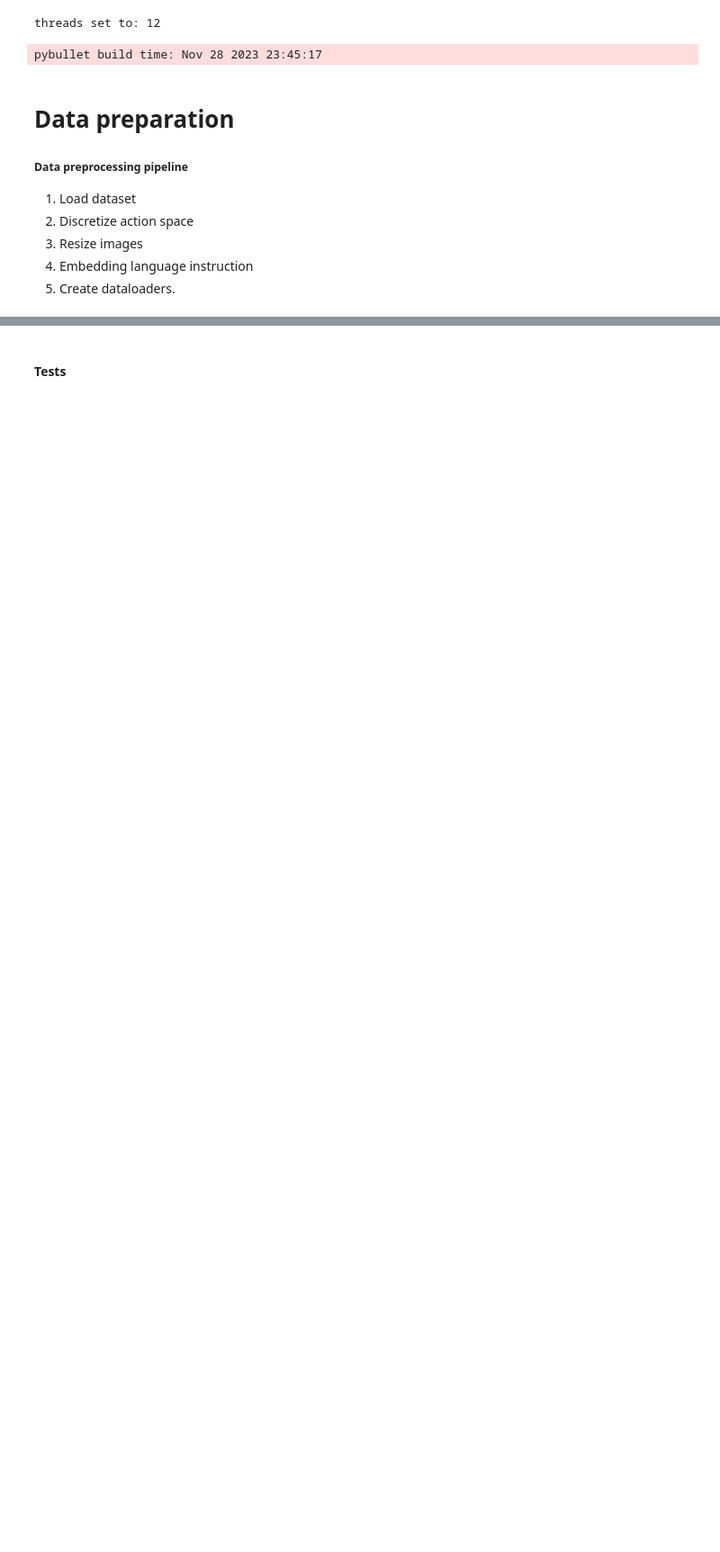
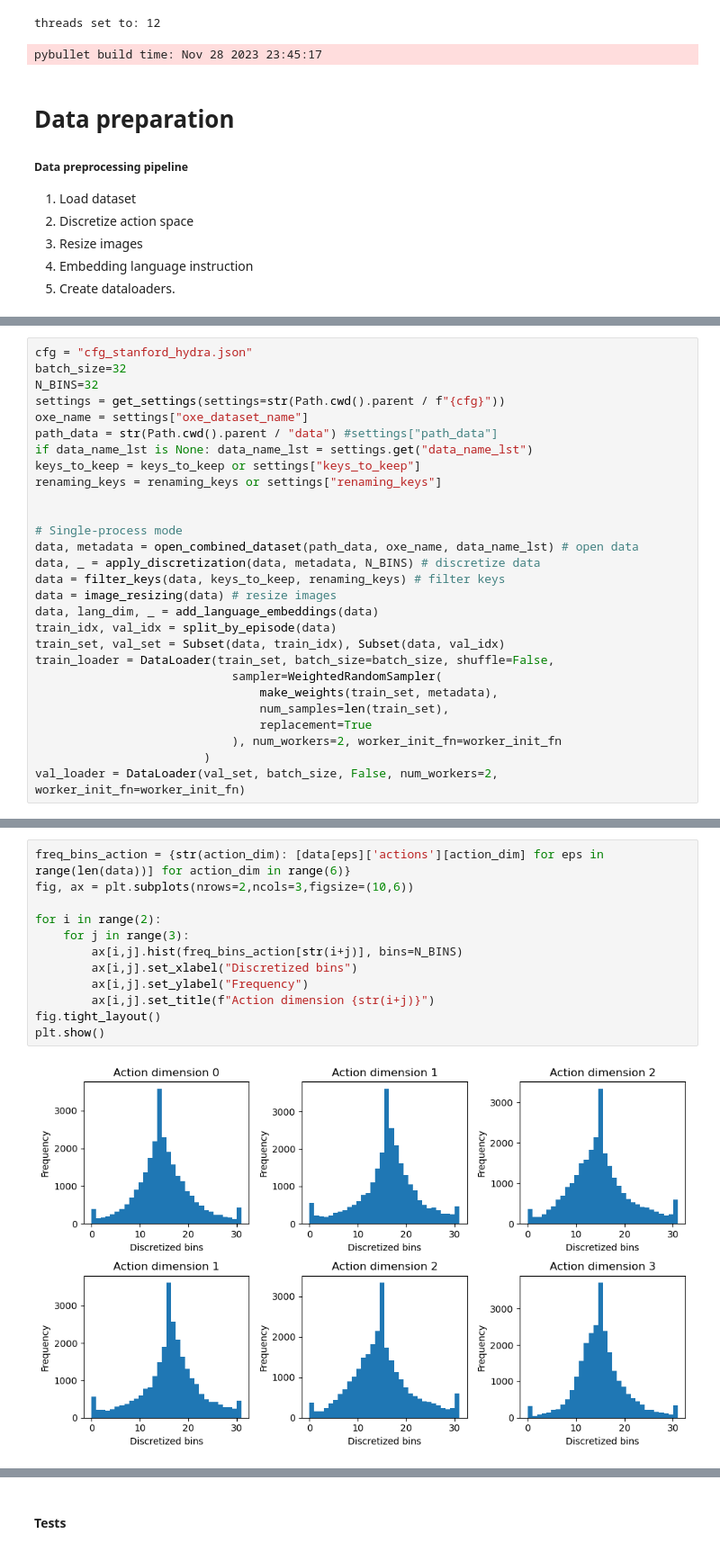
Before and after one commit to Juanfio/VLA_FrankaArm, a Jupyter notebook: notebooks/run_pipeline.ipynb, the cells around one changed output, grey strips where cells are left out. Shown at 90% size. Drawn from its saved outputs; the diff is of its cells as text; blank space fills up the shorter version.

Commit message:
plot frequency of action bins

```diff
--- a/notebooks/run_pipeline.ipynb
+++ b/notebooks/run_pipeline.ipynb
@@ -132,0 +59,28 @@ discretized_range=[0, 31]
+# %%
+cfg = "cfg_stanford_hydra.json"
+batch_size=32
+N_BINS=32
+settings = get_settings(settings=str(Path.cwd().parent / f"{cfg}"))
+oxe_name = settings["oxe_dataset_name"]
+path_data = str(Path.cwd().parent / "data") #settings["path_data"]
+if data_name_lst is None: data_name_lst = settings.get("data_name_lst")
+keys_to_keep = keys_to_keep or settings["keys_to_keep"]
+renaming_keys = renaming_keys or settings["renaming_keys"]
+
+
+# Single-process mode
+data, metadata = open_combined_dataset(path_data, oxe_name, data_name_lst) # open data
+data, _ = apply_discretization(data, metadata, N_BINS) # discretize data
+data = filter_keys(data, keys_to_keep, renaming_keys) # filter keys
+data = image_resizing(data) # resize images
+data, lang_dim, _ = add_language_embeddings(data)
+train_idx, val_idx = split_by_episode(data)
+train_set, val_set = Subset(data, train_idx), Subset(data, val_idx)
+train_loader = DataLoader(train_set, batch_size=batch_size, shuffle=False,
+                            sampler=WeightedRandomSampler(
+                                make_weights(train_set, metadata),
+                                num_samples=len(train_set),
+                                replacement=True
+                            ), num_workers=2, worker_init_fn=worker_init_fn
+                        )
+val_loader = DataLoader(val_set, batch_size, False, num_workers=2, worker_init_fn=worker_init_fn)
@@ -132,0 +90,14 @@ discretized_range=[0, 31]
+# %%
+freq_bins_action = {str(action_dim): [data[eps]['actions'][action_dim] for eps in range(len(data))] for action_dim in range(6)}
+fig, ax = plt.subplots(nrows=2,ncols=3,figsize=(10,6))
+
+for i in range(2):
+    for j in range(3):
+        ax[i,j].hist(freq_bins_action[str(i+j)], bins=N_BINS)
+        ax[i,j].set_xlabel("Discretized bins")
+        ax[i,j].set_ylabel("Frequency")
+        ax[i,j].set_title(f"Action dimension {str(i+j)}")
+fig.tight_layout()
+plt.show()
+# %% [output]
+[figure, added]
```
Also changed, not shown: parts of 6 cells of this notebook.
